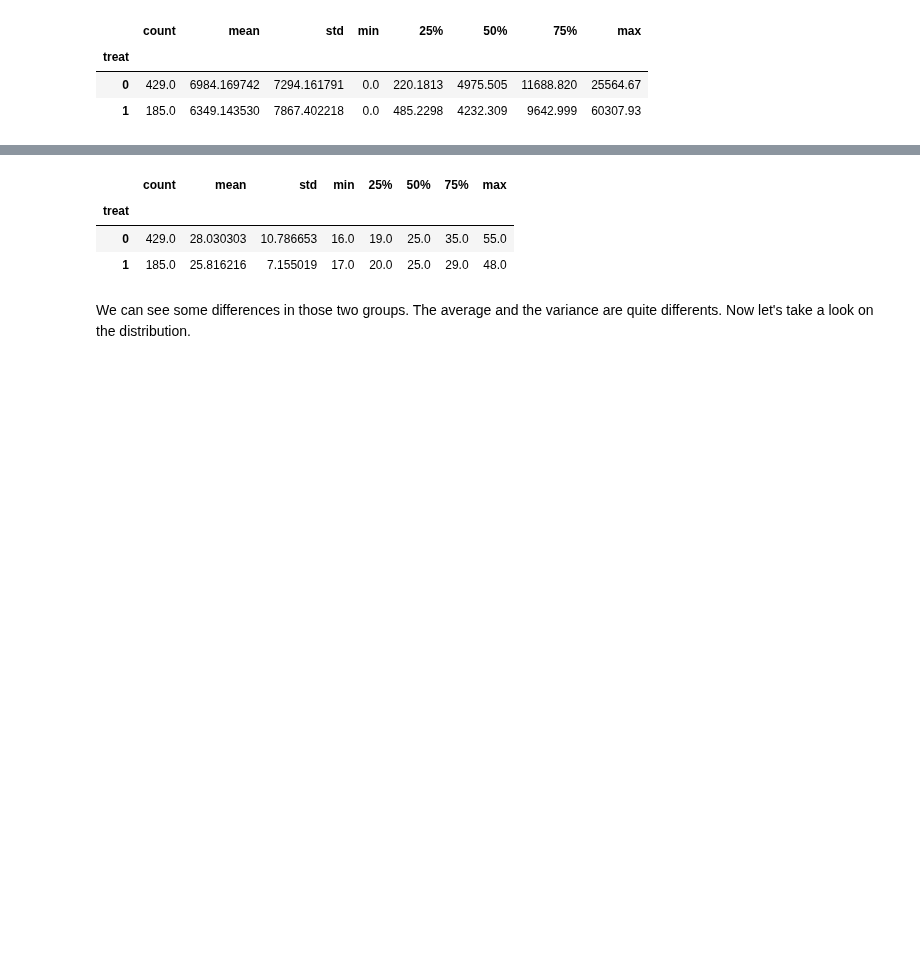
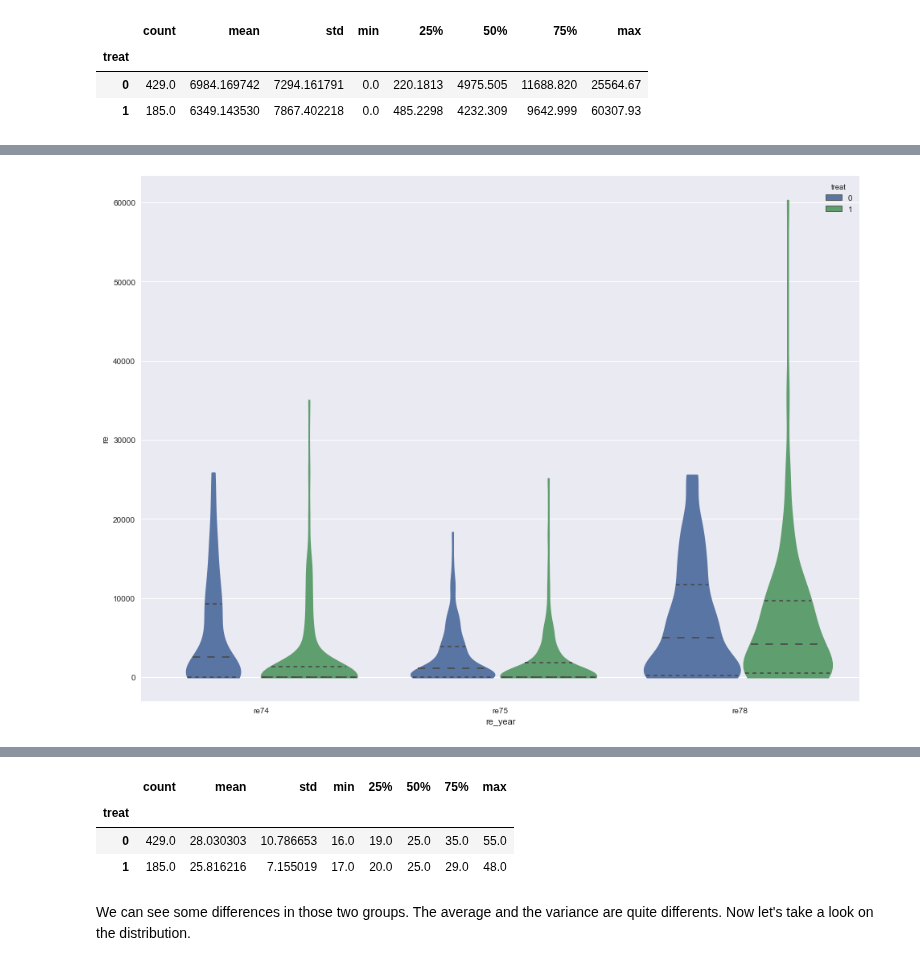
Before and after one commit to mathildemrt/ada, a Jupyter notebook: 04 - Applied ML/AppliedML.ipynb, the cells around one changed output, grey strips where cells are left out. Cells and saved outputs as stored; diff of their text form; code cells hidden in the pictures; blank space fills up the shorter version.

```diff
--- a/04 - Applied ML/AppliedML.ipynb
+++ b/04 - Applied ML/AppliedML.ipynb
@@ -139,0 +109,34 @@ Describe what your observations mean for the conclusions drawn by the naive "res
+# %%
+class RealEarning():
+    """
+    Class to display the real earning distribution.
+    """
+    def __init__(self, df):
+        self.df = df[["treat","re74","re75","re78"]]
+        self.realEarning = pd.melt(df[["treat","re74","re75","re78"]],
+                                   id_vars=['treat'],
+                                   value_vars=["re74","re75","re78"],
+                                   var_name='re_year',
+                                   value_name='re')
+
+    def plot_distribution(self):
+        f,ax = plt.subplots(1)
+        f.set_size_inches(16, 12)
+        # We choose to use the violin visialization because the distribution in regrouped around zero
+        sns.violinplot(x="re_year", y="re",hue="treat",cut=0,
+                       title="Real earning distribution whitout unempoyed",
+                       data=self.realEarning,inner="quartile")
+
+    def plot_distribution_without_unemployed(self):
+        f, ax = plt.subplots(1)
+        f.set_size_inches(16, 12)
+        df = self.realEarning.loc[self.realEarning.re != 0]
+        sns.violinplot(x="re_year", y="re",hue="treat",cut=0,
+                       title="Real earning distribution whitout unempoyed",
+                       data=df,inner="quartile")
+
+
+real_earning = RealEarning(lalonde)
+real_earning.plot_distribution()
+# %% [output]
+[figure, added]
```
Also changed, not shown: parts of 51 cells of this notebook.
